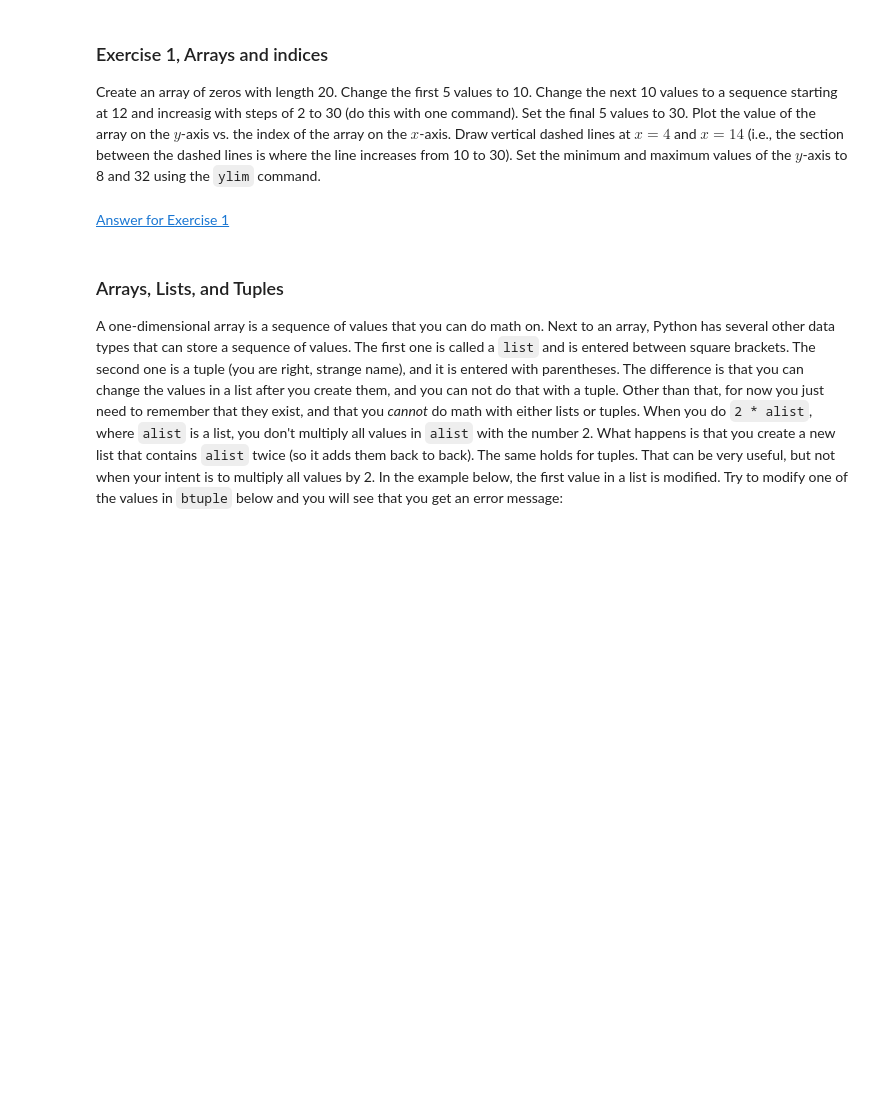
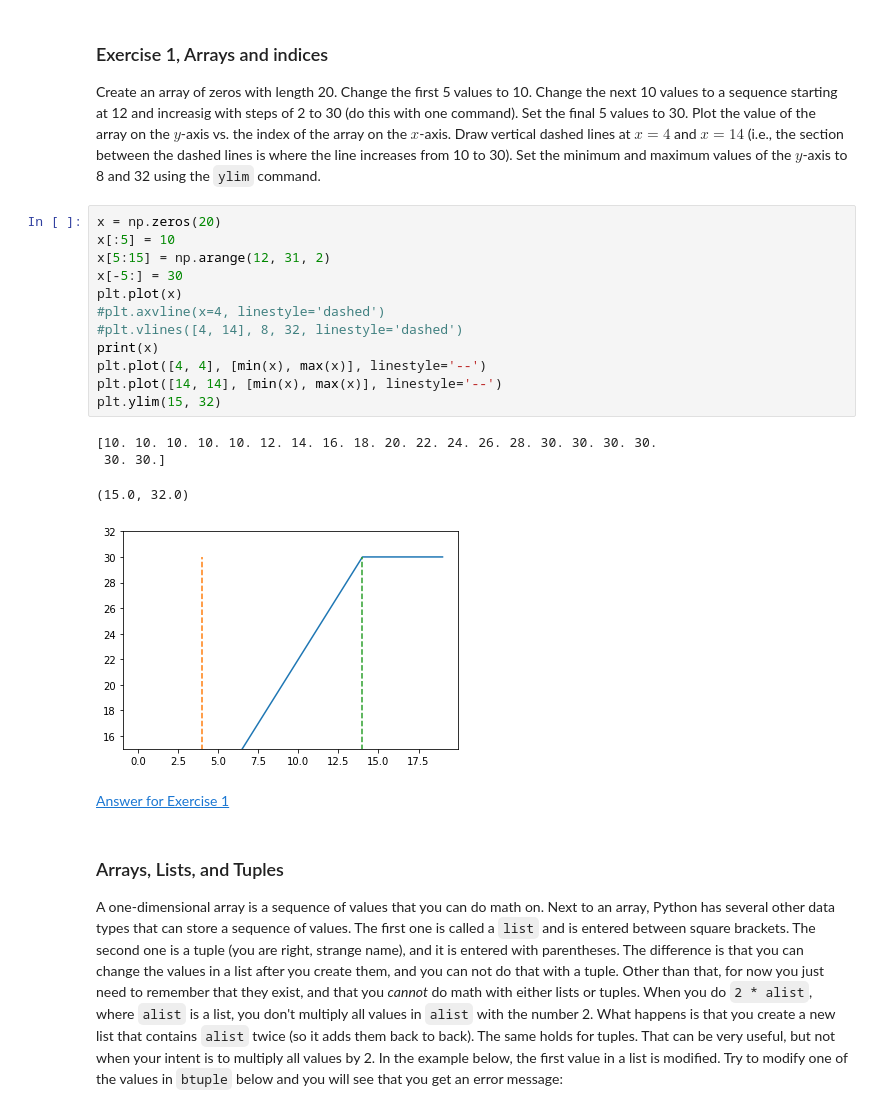
Before and after one commit to nijfranck/ai-big-data-course, a Jupyter notebook: notebook2_arrays/py_exploratory_comp_2.ipynb, the cells around one changed output. Drawn from its saved outputs; the diff is of its cells as text; blank space fills up the shorter version.

```diff
--- a/notebook2_arrays/py_exploratory_comp_2.ipynb
+++ b/notebook2_arrays/py_exploratory_comp_2.ipynb
@@ -189,6 +185,23 @@ print(x)
 # %% [markdown]
 ### Exercise 1, <a name="back1"></a> Arrays and indices
 Create an array of zeros with length 20. Change the first 5 values to 10. Change the next 10 values to a sequence starting at 12 and increasig with steps of 2 to 30 (do this with one command). Set the final 5 values to 30. Plot the value of the array on the $y$-axis vs. the index of the array on the $x$-axis. Draw vertical dashed lines at $x=4$ and $x=14$ (i.e., the section between the dashed lines is where the line increases from 10 to 30). Set the minimum and maximum values of the $y$-axis to 8 and 32 using the `ylim` command.
+# %%
+x = np.zeros(20)
+x[:5] = 10
+x[5:15] = np.arange(12, 31, 2)
+x[-5:] = 30
+plt.plot(x)
+#plt.axvline(x=4, linestyle='dashed')
+#plt.vlines([4, 14], 8, 32, linestyle='dashed')
+print(x)
+plt.plot([4, 4], [min(x), max(x)], linestyle='--')
+plt.plot([14, 14], [min(x), max(x)], linestyle='--')
+plt.ylim(15, 32)
+# %% [output]
+[10. 10. 10. 10. 10. 12. 14. 16. 18. 20. 22. 24. 26. 28. 30. 30. 30. 30.
+ 30. 30.]
+(15.0, 32.0)
+[figure, added]
 # %% [markdown]
 <a href="#ex1answer">Answer for Exercise 1</a>
 # %% [markdown]
```
Also changed, not shown: parts of 3 cells of this notebook.
